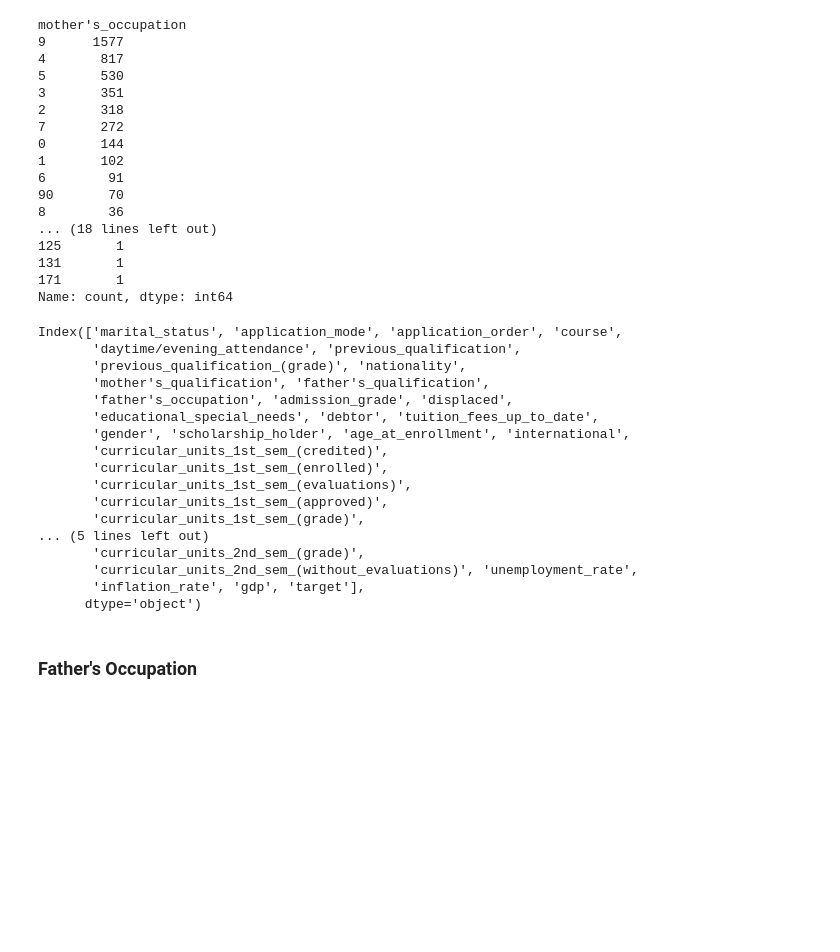
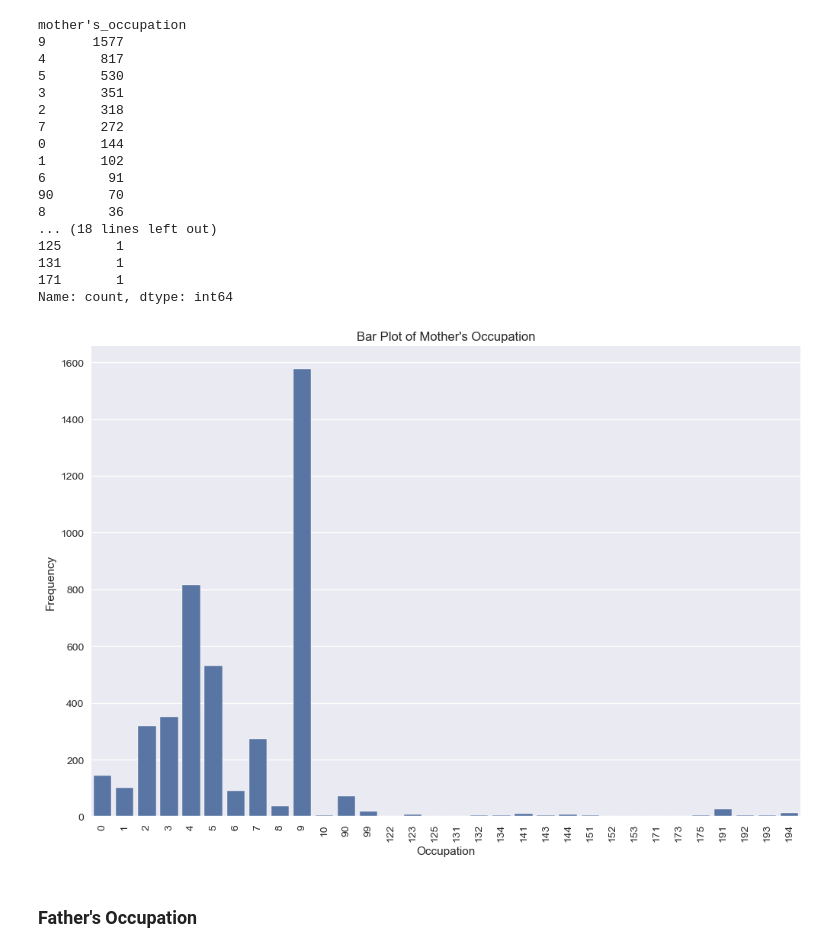
Before and after one commit to AndreJacobsPy/ai-academy-capstone, a Jupyter notebook: exploration.ipynb, the cells around one changed output. Drawn from its saved outputs; the diff is of its cells as text; code cells hidden in the pictures; blank space fills up the shorter version.

```diff
--- a/exploration.ipynb
+++ b/exploration.ipynb
@@ -1723,26 +1722,22 @@ mother's_occupation
 Name: count, dtype: int64
 # %%
 #dropped mother's occupation column:
-df = df.drop("mother\'s_occupation", axis=1)
-print(df.columns)
+# df = df.drop("mother\'s_occupation", axis=1)
+# print(df.columns)
-# %% [output]
-Index(['marital_status', 'application_mode', 'application_order', 'course',
-       'daytime/evening_attendance', 'previous_qualification',
-       'previous_qualification_(grade)', 'nationality',
-       'mother's_qualification', 'father's_qualification',
-       'father's_occupation', 'admission_grade', 'displaced',
-       'educational_special_needs', 'debtor', 'tuition_fees_up_to_date',
-       'gender', 'scholarship_holder', 'age_at_enrollment', 'international',
-       'curricular_units_1st_sem_(credited)',
-       'curricular_units_1st_sem_(enrolled)',
-       'curricular_units_1st_sem_(evaluations)',
-       'curricular_units_1st_sem_(approved)',
-       'curricular_units_1st_sem_(grade)',
-... (5 lines left out)
-       'curricular_units_2nd_sem_(grade)',
-       'curricular_units_2nd_sem_(without_evaluations)', 'unemployment_rate',
-       'inflation_rate', 'gdp', 'target'],
-      dtype='object')
+# %%
+# Count the occurrences of each category
+occupation_counts = df["mother\'s_occupation"].value_counts()
+
+# Plot
+plt.figure(figsize=(12, 8))
+sns.barplot(x=occupation_counts.index, y=occupation_counts.values)
+plt.title("Bar Plot of Mother's Occupation")
+plt.xlabel('Occupation')
+plt.ylabel('Frequency')
+plt.xticks(rotation=90)  # Rotate x-axis labels if there are many categories
+plt.show()
+# %% [output]
+[figure, added]
 # %% [markdown]
 ### Father's Occupation <a class="anchor" id="twelfth-bullet">
 # %% [markdown]
```
Also changed, not shown: parts of 2 cells of this notebook.
